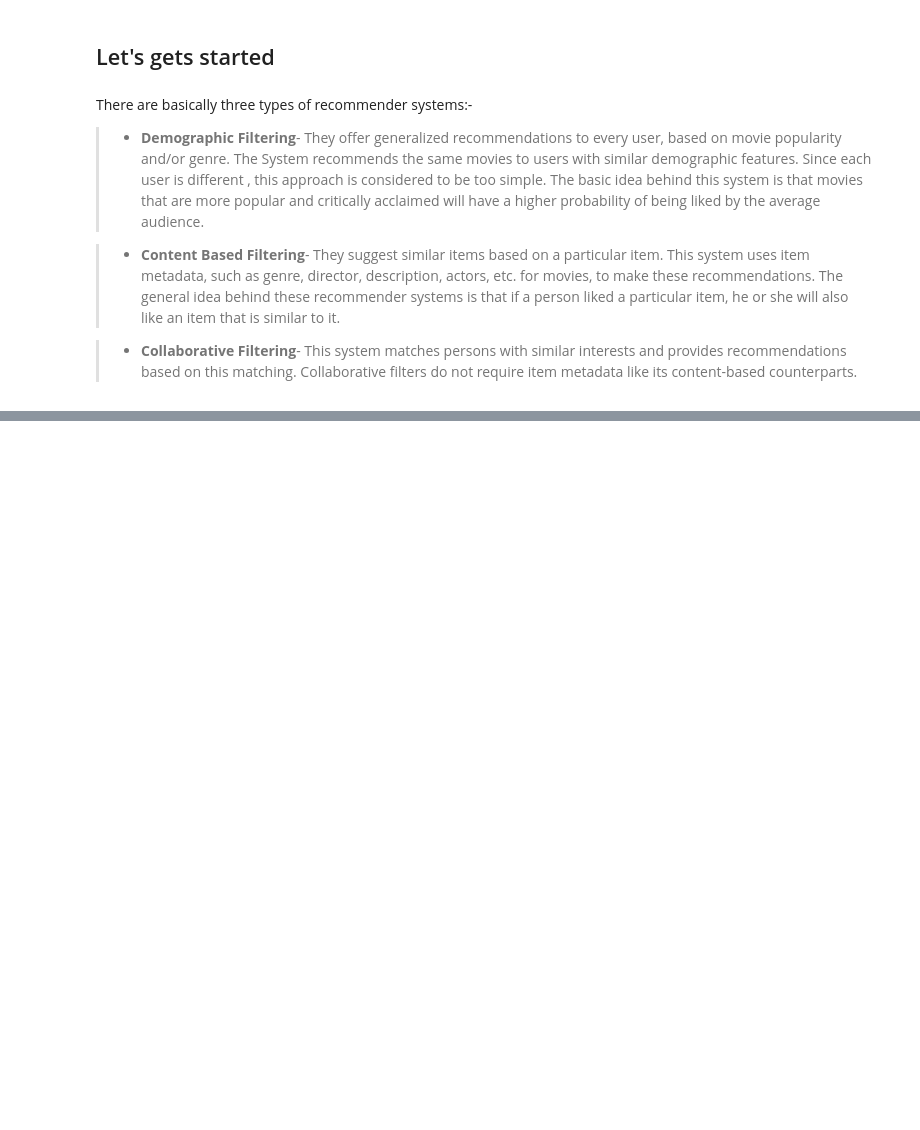
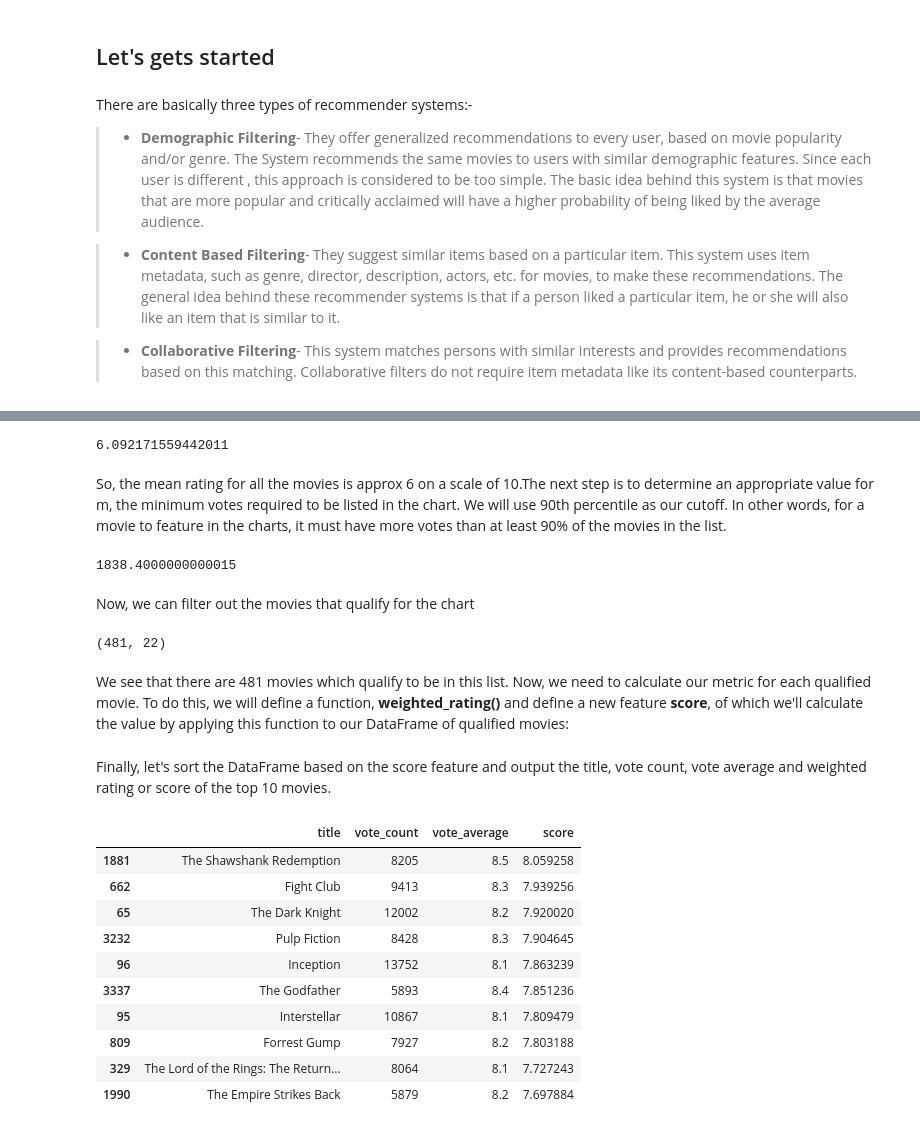
Before and after one commit to amit6604/Build_Recommender_System, a Jupyter notebook: Movie_Recommender_System.ipynb, the cells around one changed output, grey strips where cells are left out. Saved outputs shown, nothing was run; the diff lists cells and outputs as text; code cells hidden in the pictures; blank space fills up the shorter version.

```diff
--- a/Movie_Recommender_System.ipynb
+++ b/Movie_Recommender_System.ipynb
@@ -29,0 +105,21 @@ import numpy as np
+# %%
+C = df.vote_average.mean()
+C
+# %% [output]
+6.092171559442011
+# %% [markdown]
+So, the mean rating for all the movies is approx 6 on a scale of 10.The next step is to determine an appropriate value for m, the minimum votes required to be listed in the chart. We will use 90th percentile as our cutoff. In other words, for a movie to feature in the charts, it must have more votes than at least 90% of the movies in the list.
+# %%
+m= df.vote_count.quantile(0.9)
+m
+# %% [output]
+1838.4000000000015
+# %% [markdown]
+Now, we can filter out the movies that qualify for the chart
+# %%
+movies = df.copy().loc[df['vote_count'] >= m]
+movies.shape
+# %% [output]
+(481, 22)
+# %% [markdown]
+We see that there are 481 movies which qualify to be in this list. Now, we need to calculate our metric for each qualified movie. To do this, we will define a function, **weighted_rating()** and define a new feature **score**, of which we'll calculate the value by applying this function to our DataFrame of qualified movies:
@@ -29,0 +135,17 @@ import numpy as np
+# %% [markdown]
+Finally, let's sort the DataFrame based on the score feature and output the title, vote count, vote average and weighted rating or score of the top 10 movies.
+# %%
+movies = movies.sort_values('score', ascending=False)
+movies[['title', 'vote_count', 'vote_average', 'score']].head(10)
+# %% [output]
+|  | title | vote_count | vote_average | score |
+| 1881 | The Shawshank Redemption | 8205 | 8.5 | 8.059258 |
+| 662 | Fight Club | 9413 | 8.3 | 7.939256 |
+| 65 | The Dark Knight | 12002 | 8.2 | 7.920020 |
+| 3232 | Pulp Fiction | 8428 | 8.3 | 7.904645 |
+| 96 | Inception | 13752 | 8.1 | 7.863239 |
+| 3337 | The Godfather | 5893 | 8.4 | 7.851236 |
+| 95 | Interstellar | 10867 | 8.1 | 7.809479 |
+| 809 | Forrest Gump | 7927 | 8.2 | 7.803188 |
+| 329 | The Lord of the Rings: The Return... | 8064 | 8.1 | 7.727243 |
+| 1990 | The Empire Strikes Back | 5879 | 8.2 | 7.697884 |
```
Also changed, not shown: parts of 12 cells of this notebook.
